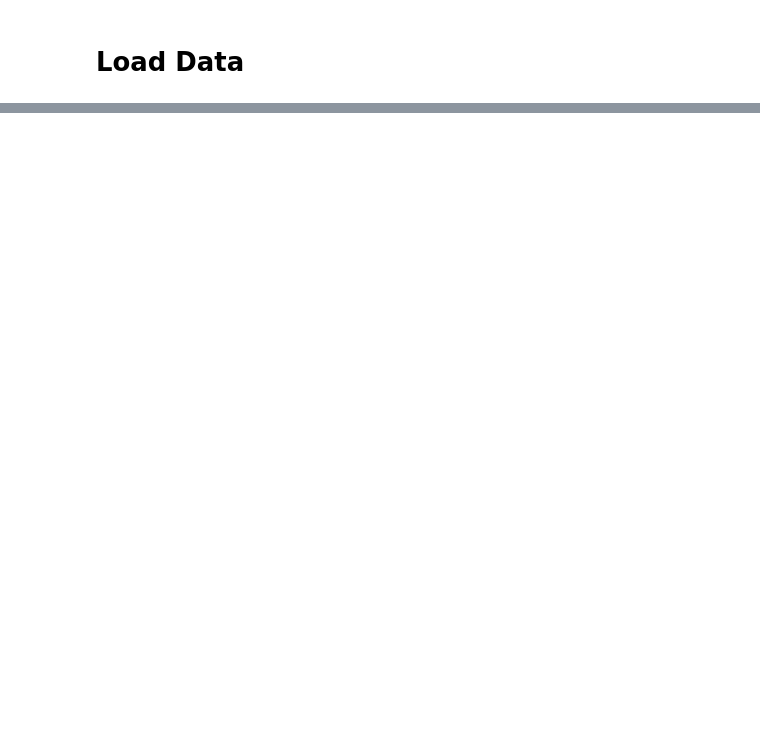
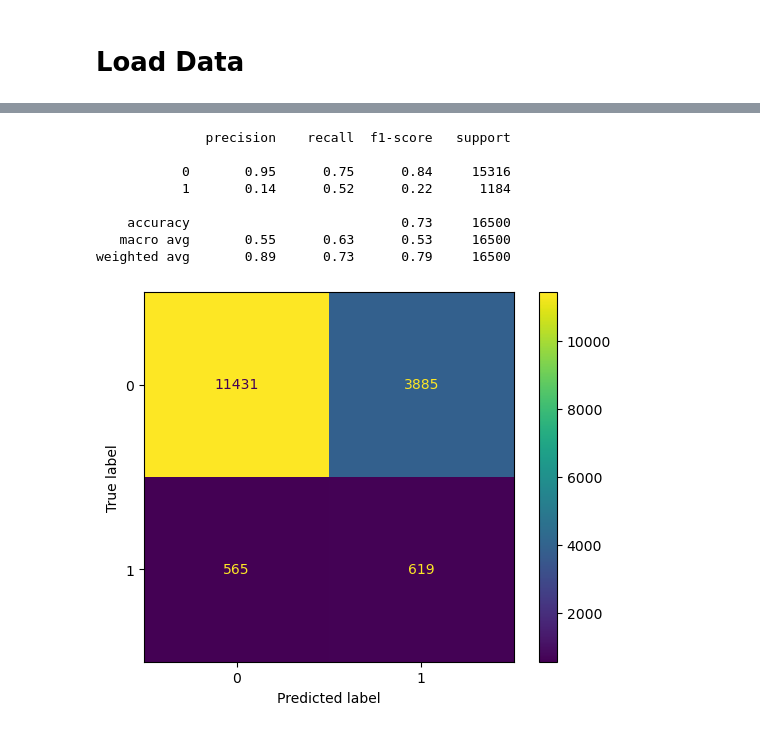
Before and after one commit to def-mycroft/orange-customer-churn-model, a Jupyter notebook: notebooks/Modeling.ipynb, the cells around one changed output, grey strips where cells are left out. Saved outputs shown, nothing was run; the diff lists cells and outputs as text; code cells hidden in the pictures; blank space fills up the shorter version.

```diff
--- a/notebooks/Modeling.ipynb
+++ b/notebooks/Modeling.ipynb
@@ -40,0 +74,4 @@ y_test.value_counts()
+# %%
+%%time
+model = GradientBoostingClassifier()
+model.fit(X_train, y_train, sample_weight=sample_weights)
@@ -40,0 +82,16 @@ y_test.value_counts()
+# %%
+y_pred = model.predict(X_test)
+d = hp.classification_report(y_pred, y_test)
+
+print(d['report'])
+d['plot'].plot();
+# %% [output]
+              precision    recall  f1-score   support
+
+           0       0.95      0.75      0.84     15316
+           1       0.14      0.52      0.22      1184
+
+    accuracy                           0.73     16500
+   macro avg       0.55      0.63      0.53     16500
+weighted avg       0.89      0.73      0.79     16500
+[figure, added]
```
Also changed, not shown: parts of 16 cells of this notebook, 1 other file.
